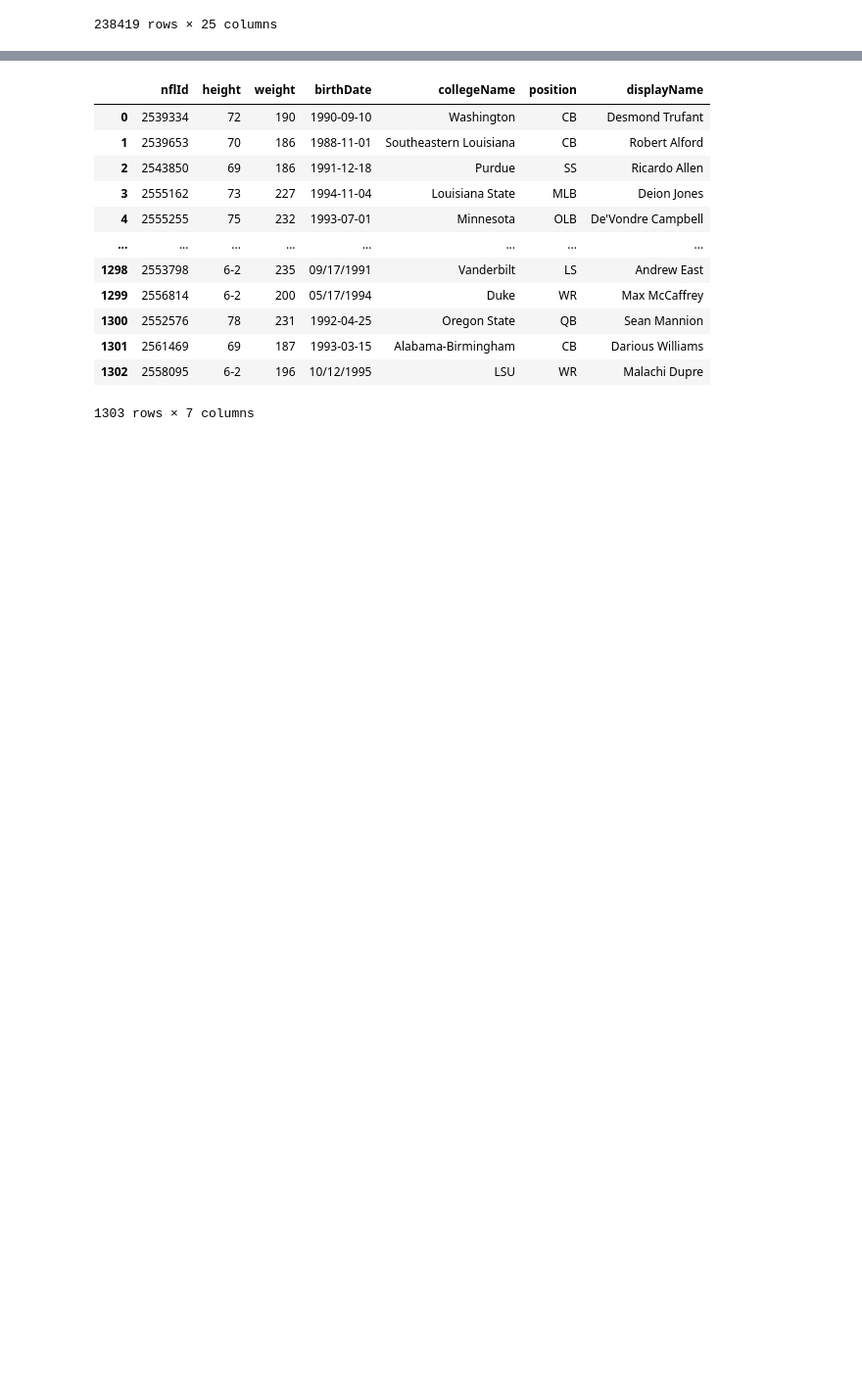
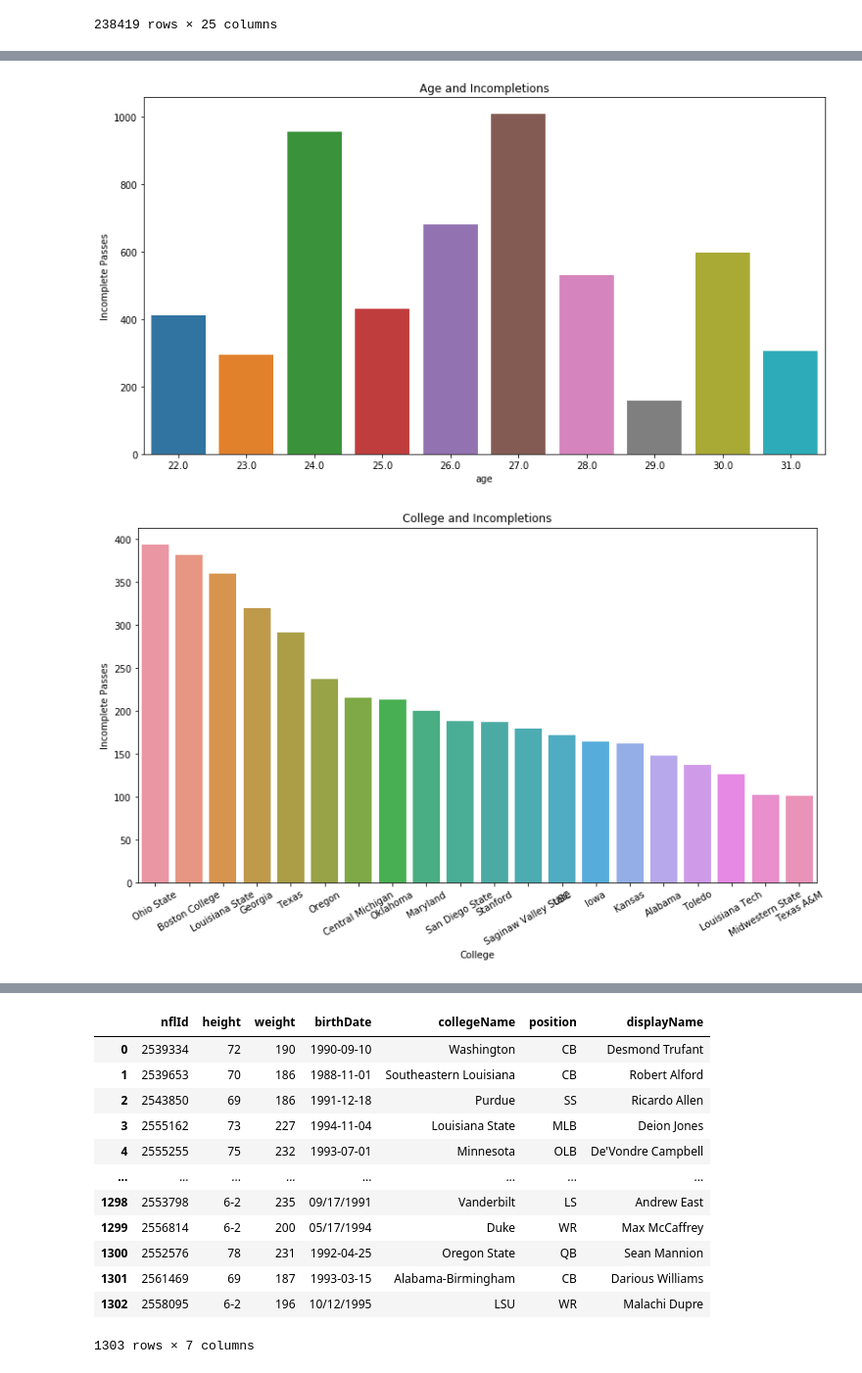
Before and after one commit to Fourth-and-Four/NFL-Big-Data-Bowl-2021, a Jupyter notebook: weeks_scratch.ipynb, the cells around one changed output, grey strips where cells are left out. Shown at 98% size. Cells and saved outputs as stored; diff of their text form; code cells hidden in the pictures; blank space fills up the shorter version.

```diff
--- a/weeks_scratch.ipynb
+++ b/weeks_scratch.ipynb
@@ -554,0 +588,5 @@ Name: position, dtype: int64
+# %%
+get_viz(ssdf)
+# %% [output]
+[figure, added]
+[figure, added]
```
Also changed, not shown: parts of 14 cells of this notebook.
